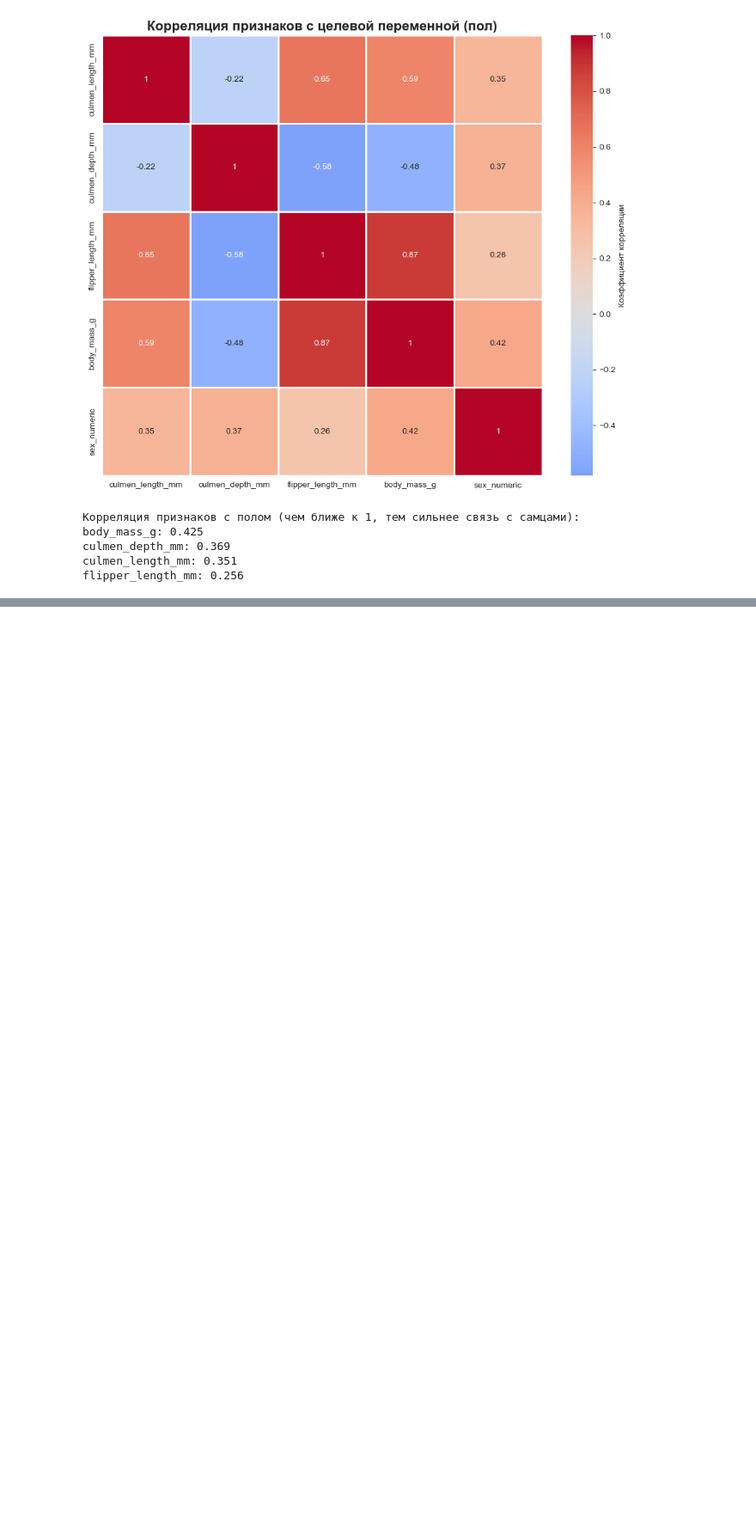
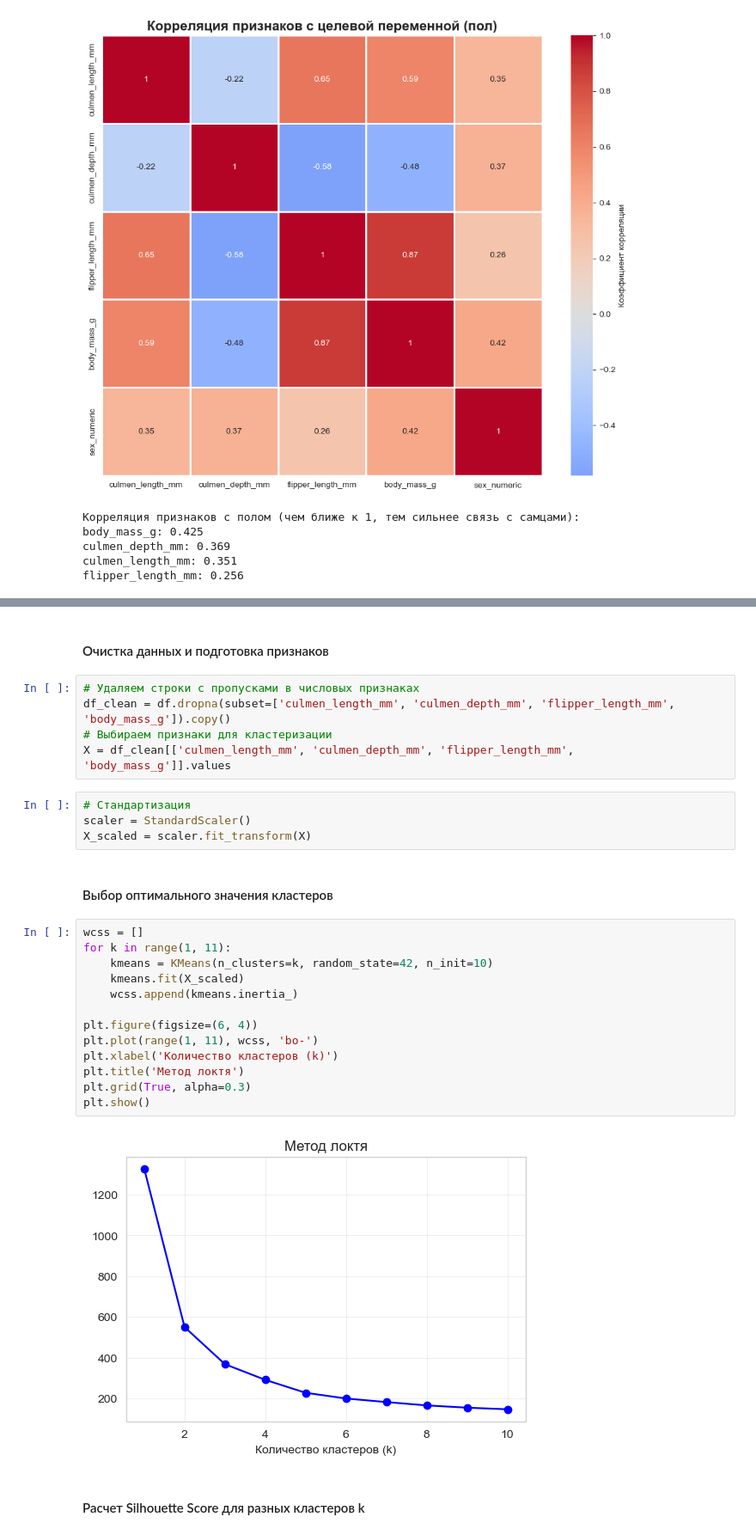
Before and after one commit to Arkturiuso/Pengu1n_team_Kirill-Timur_Corporation, a Jupyter notebook: penguins_classification.ipynb, the cells around one changed output, grey strips where cells are left out. Shown at 86% size. Cells and saved outputs as stored; diff of their text form; blank space fills up the shorter version.

```diff
--- a/penguins_classification.ipynb
+++ b/penguins_classification.ipynb
@@ -504,0 +550,30 @@ flipper_length_mm: 0.256
+# %% [markdown]
+#### Очистка данных и подготовка признаков
+# %%
+# Удаляем строки с пропусками в числовых признаках
+df_clean = df.dropna(subset=['culmen_length_mm', 'culmen_depth_mm', 'flipper_length_mm', 'body_mass_g']).copy()
+# Выбираем признаки для кластеризации
+X = df_clean[['culmen_length_mm', 'culmen_depth_mm', 'flipper_length_mm', 'body_mass_g']].values
+# %%
+# Стандартизация
+scaler = StandardScaler()
+X_scaled = scaler.fit_transform(X)
+# %% [markdown]
+#### Выбор оптимального значения кластеров
+# %%
+wcss = []
+for k in range(1, 11):
+    kmeans = KMeans(n_clusters=k, random_state=42, n_init=10)
+    kmeans.fit(X_scaled)
+    wcss.append(kmeans.inertia_)
+
+plt.figure(figsize=(6, 4))
+plt.plot(range(1, 11), wcss, 'bo-')
+plt.xlabel('Количество кластеров (k)')
+plt.title('Метод локтя')
+plt.grid(True, alpha=0.3)
+plt.show()
+# %% [output]
+[figure, added]
+# %% [markdown]
+#### Расчет Silhouette Score для разных кластеров k
```
Also changed, not shown: parts of 105 cells of this notebook.
